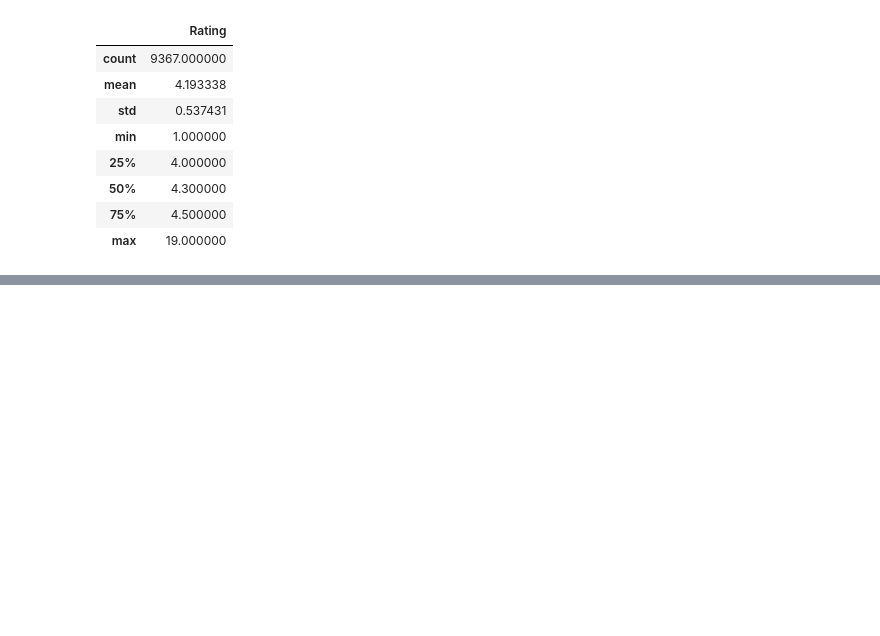
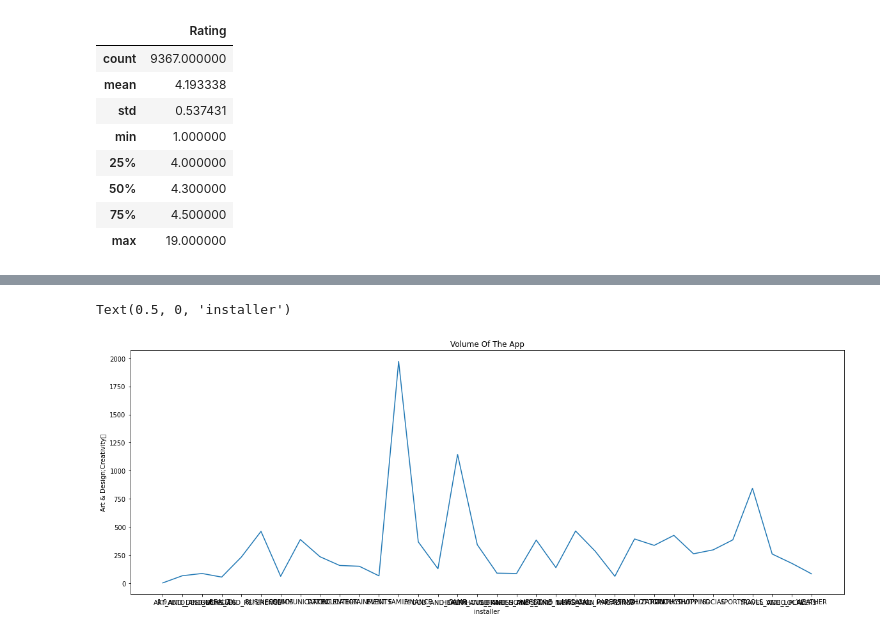
Before and after one commit to PratikshaChimankar/CAPSTONE-PROJECT-1--Play-Store-App-Review-Analysis, a Jupyter notebook: PSARA_Capstone_Project.ipynb, the cells around one changed output, grey strips where cells are left out. Saved outputs shown, nothing was run; the diff lists cells and outputs as text; code cells hidden in the pictures; blank space fills up the shorter version.

```diff
--- a/PSARA_Capstone_Project.ipynb
+++ b/PSARA_Capstone_Project.ipynb
@@ -88,0 +149,4 @@ data.describe()
+# %%
+volume_of_the_app = data["Category"].value_counts()
+volume_of_the_app.sort_index(inplace=True)
+volume_of_the_app
@@ -88,0 +171,9 @@ data.describe()
+# %%
+plt.plot(volume_of_the_app)
+plt.rcParams['figure.figsize'] = (15,7)
+plt.title('Volume Of The App')
+plt.ylabel('Art & Design;Creativity	')
+plt.xlabel('installer')
+# %% [output]
+Text(0.5, 0, 'installer')
+[figure, added]
```
Also changed, not shown: parts of 11 cells of this notebook.
